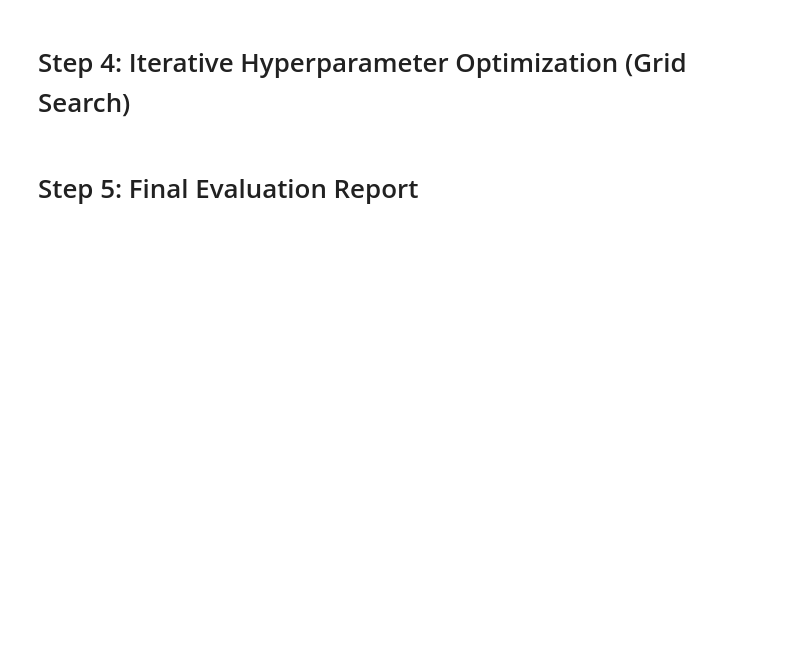
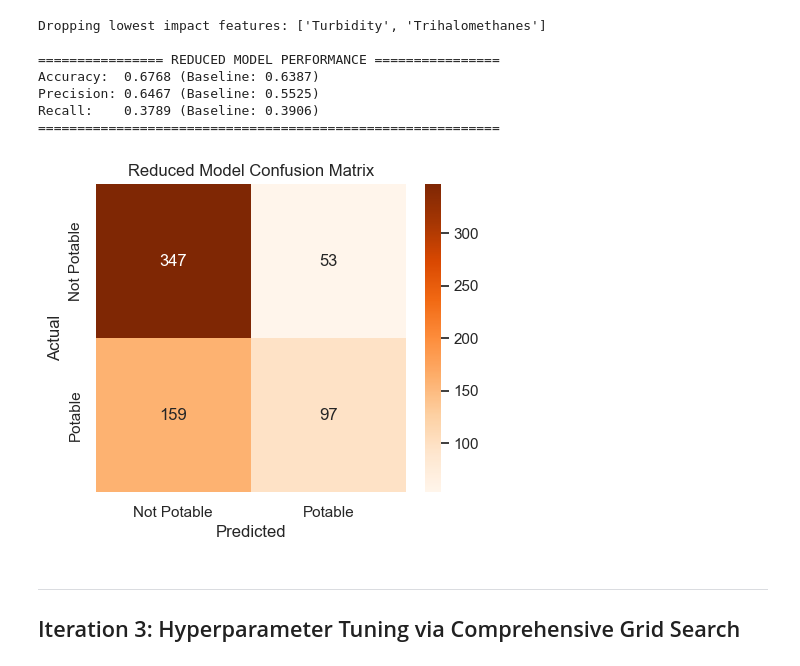
Before and after one commit to Casper9474/BIAI, a Jupyter notebook: biai.ipynb, the cells around one changed output. Saved outputs shown, nothing was run; the diff lists cells and outputs as text; code cells hidden in the pictures; blank space fills up the shorter version.

```diff
--- a/biai.ipynb
+++ b/biai.ipynb
@@ -71,0 +64,15 @@ plt.show()
+# %%
+# 3. Safe Missing Value Imputation & Train-Test Split
+df_clean = df.copy()
+for col in df_clean.columns:
+    if df_clean[col].isnull().sum() > 0:
+        median_val = df_clean[col].median()
+        df_clean[col] = df_clean[col].fillna(median_val)
+
+print("Missing values after robust median imputation:", df_clean.isnull().sum().sum())
+
+X = df_clean.drop('Potability', axis=1)
+y = df_clean['Potability']
+
+X_train, X_test, y_train, y_test = train_test_split(X, y, test_size=0.2, random_state=42, stratify=y)
+print(f"Train set size: {X_train.shape[0]}, Test set size: {X_test.shape[0]}")
@@ -111,2 +170,50 @@ print(f"Accuracy: {accuracy_score(y_test, y_pred_red):.4f}")
+# %%
+# 3. Drop Lowest Impact Features & Re-train
+features_to_drop = ['Turbidity', 'Trihalomethanes']
+print(f"Dropping lowest impact features: {features_to_drop}")
+
+feature_names = list(X.columns)
+keep_indices = [feature_names.index(col) for col in feature_names if col not in features_to_drop]
+
+X_train_reduced = X_train_scaled[:, keep_indices]
+X_test_reduced = X_test_scaled[:, keep_indices]
+
+mlp_reduced = MLPClassifier(
+    hidden_layer_sizes=(64,),
+    activation='relu',
+    solver='adam',
+    max_iter=500,
+    random_state=42
+)
+mlp_reduced.fit(X_train_reduced, y_train)
+
+y_pred_reduced = mlp_reduced.predict(X_test_reduced)
+accuracy_red = accuracy_score(y_test, y_pred_reduced)
+precision_red = precision_score(y_test, y_pred_reduced)
+recall_red = recall_score(y_test, y_pred_reduced)
+
+print("\n================ REDUCED MODEL PERFORMANCE ================")
+print(f"Accuracy:  {accuracy_red:.4f} (Baseline: {accuracy:.4f})")
+print(f"Precision: {precision_red:.4f} (Baseline: {precision:.4f})")
+print(f"Recall:    {recall_red:.4f} (Baseline: {recall:.4f})")
+print("===========================================================")
+
+plt.figure(figsize=(5, 4))
+sns.heatmap(confusion_matrix(y_test, y_pred_reduced), annot=True, fmt='d', cmap='Oranges',
+            xticklabels=['Not Potable', 'Potable'], yticklabels=['Not Potable', 'Potable'])
+plt.ylabel('Actual')
+plt.xlabel('Predicted')
+plt.title('Reduced Model Confusion Matrix')
+plt.show()
+# %% [output]
+Dropping lowest impact features: ['Turbidity', 'Trihalomethanes']
+
+================ REDUCED MODEL PERFORMANCE ================
+Accuracy:  0.6768 (Baseline: 0.6387)
+Precision: 0.6467 (Baseline: 0.5525)
+Recall:    0.3789 (Baseline: 0.3906)
+===========================================================
+[figure, added]
 # %% [markdown]
-# Step 4: Iterative Hyperparameter Optimization (Grid Search)
+---
+## Iteration 3: Hyperparameter Tuning via Comprehensive Grid Search
@@ -143,2 +219,0 @@ print(grid_r2.best_params_)
-# %% [markdown]
-# Step 5: Final Evaluation Report
```
Also changed, not shown: parts of 21 cells of this notebook, 1 other file.
